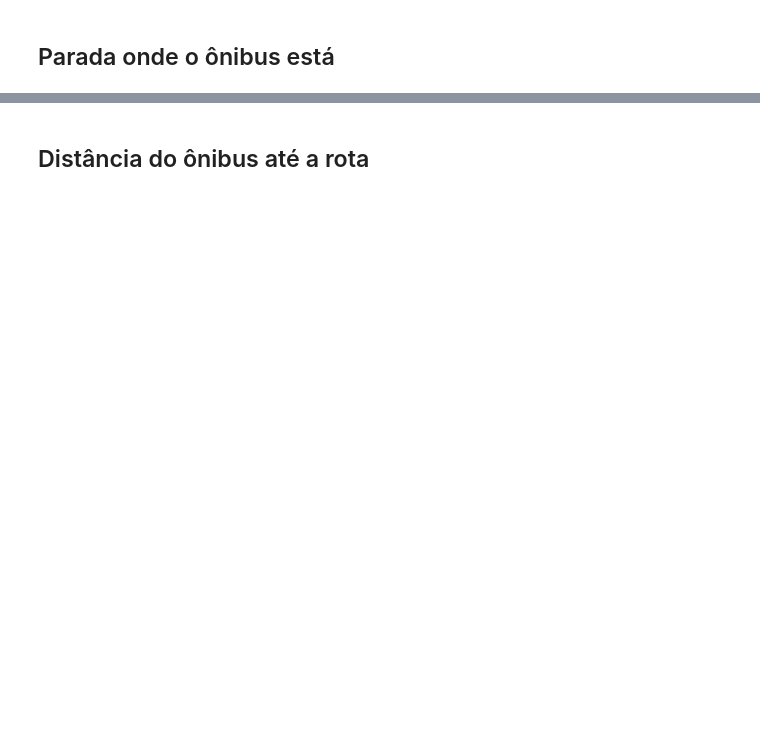
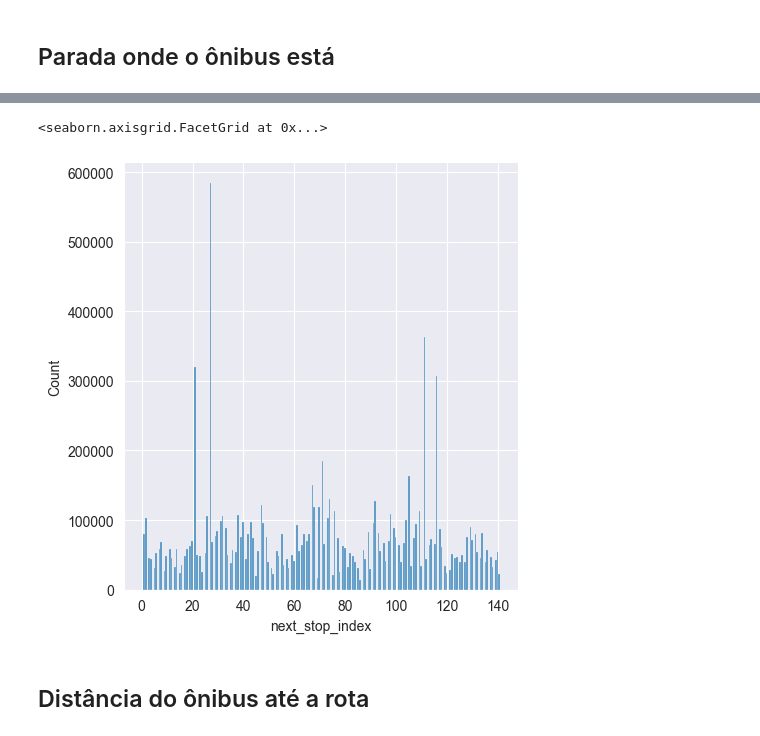
Before and after one commit to Thlamz/transportation, a Jupyter notebook: reading_gtfs.ipynb, the cells around one changed output, grey strips where cells are left out. Cells and saved outputs as stored; diff of their text form; code cells hidden in the pictures; blank space fills up the shorter version.

```diff
--- a/reading_gtfs.ipynb
+++ b/reading_gtfs.ipynb
@@ -56,6 +280,7 @@ bus_positions.sample(10)
 # %% [markdown]
 ## Parada onde o ônibus está
 # %%
-bus_positions['next_stop_index'] = geometrized_stops['projection'].searchsorted(bus_positions['relative_distance'], side='right')
+bus_positions['next_stop_index'] = stop_list['relative_position'].searchsorted(bus_positions['relative_roundtrip_distance'], side='left')
 bus_positions['previous_stop_index'] = bus_positions['next_stop_index'] - 1
-bus_positions.sample(10)
+bus_positions.loc[bus_positions['previous_stop_index'] == -1, 'previous_stop_index'] = 0
+bus_positions
@@ -62,2 +301,7 @@ bus_positions.sample(10)
+# %%
+sns.displot(bus_positions['next_stop_index'])
+# %% [output]
+<seaborn.axisgrid.FacetGrid at 0x...>
+[figure, added]
 # %% [markdown]
 ## Distância do ônibus até a rota
```
Also changed, not shown: parts of 47 cells of this notebook, 1 other file.
